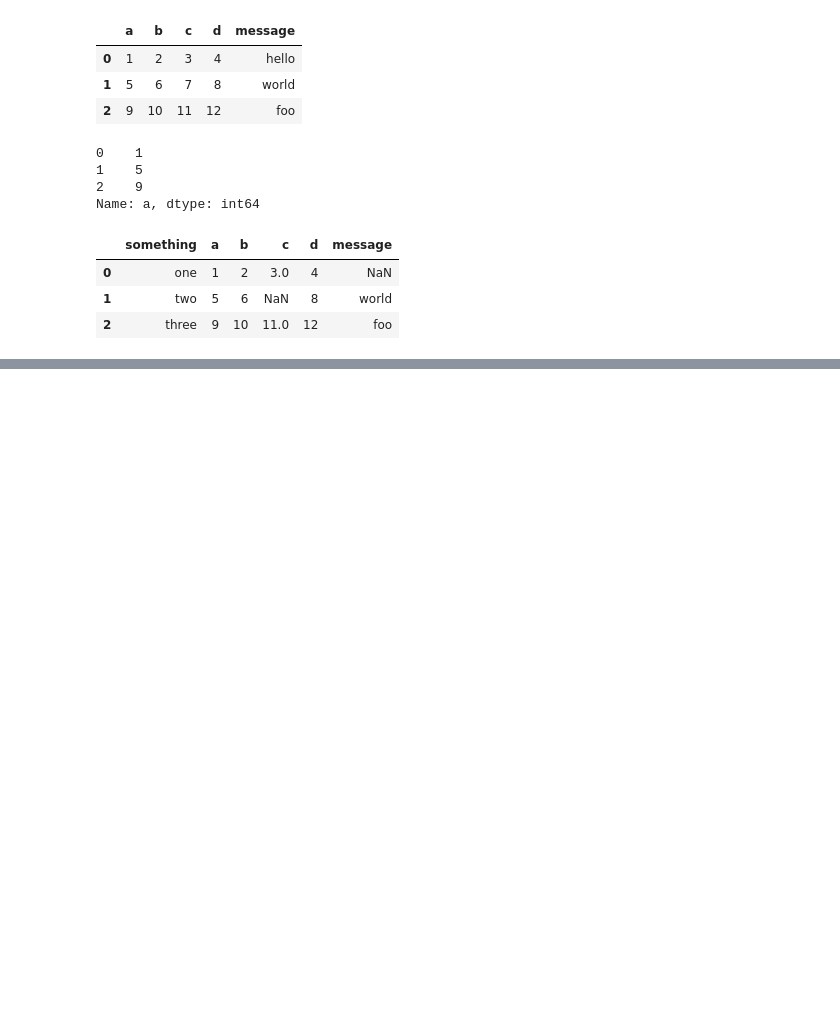
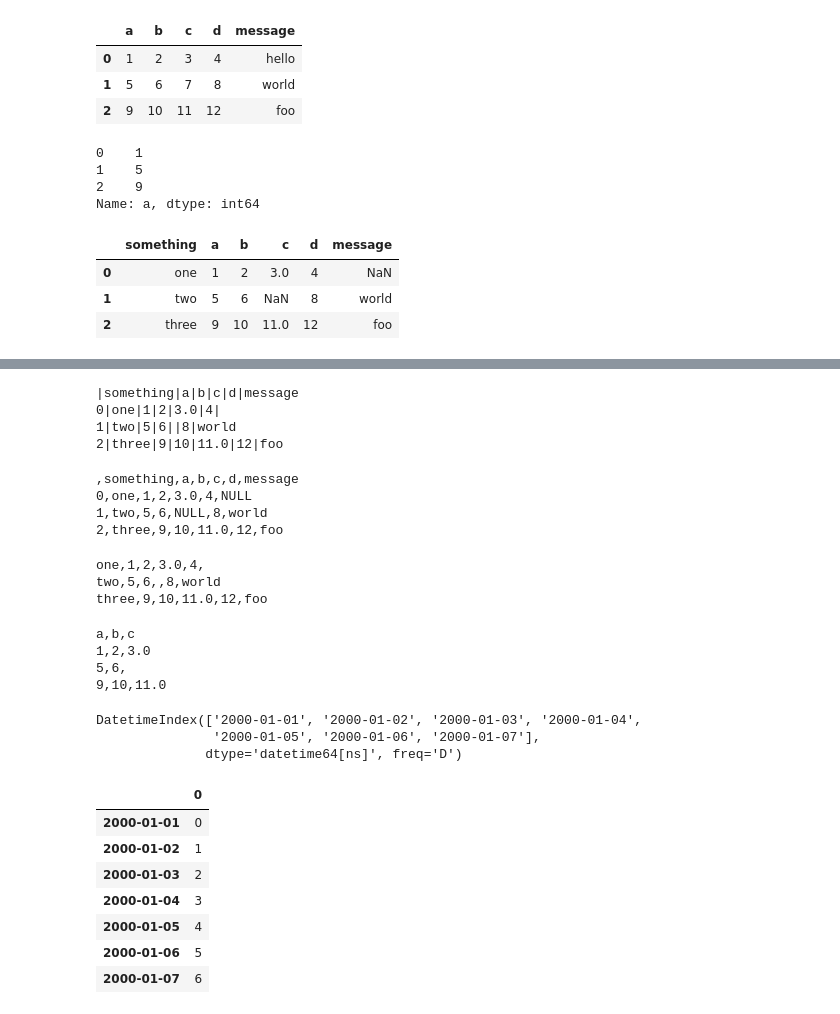
Before and after one commit to Kaiquenakao/dados-armazenagem-formato, a Jupyter notebook: Dados_armazenagem_formatos.ipynb, the cells around one changed output, grey strips where cells are left out. Drawn from its saved outputs; the diff is of its cells as text; code cells hidden in the pictures; blank space fills up the shorter version.

```diff
--- a/Dados_armazenagem_formatos.ipynb
+++ b/Dados_armazenagem_formatos.ipynb
@@ -201,0 +299,49 @@ pd.read_csv('examples/ex5.csv', na_values=sentinels) #na values só onde tem val
+# %%
+import sys
+data.to_csv(sys.stdout, sep='|') # representa no console
+# %% [output]
+|something|a|b|c|d|message
+0|one|1|2|3.0|4|
+1|two|5|6||8|world
+2|three|9|10|11.0|12|foo
+# %%
+data.to_csv(sys.stdout, na_rep='NULL')
+# %% [output]
+,something,a,b,c,d,message
+0,one,1,2,3.0,4,NULL
+1,two,5,6,NULL,8,world
+2,three,9,10,11.0,12,foo
+# %%
+data.to_csv(sys.stdout, index=False, header=False) # index e header falsos
+# %% [output]
+one,1,2,3.0,4,
+two,5,6,,8,world
+three,9,10,11.0,12,foo
+# %%
+data.to_csv(sys.stdout, index=False, columns=['a', 'b', 'c'])
+# %% [output]
+a,b,c
+1,2,3.0
+5,6,
+9,10,11.0
+# %%
+dates = pd.date_range('1/1/2000', periods=7)
+ts = pd.Series(np.arange(7), index=dates)
+ts.to_csv('examples/tseries.csv')
+# %%
+dates
+# %% [output]
+DatetimeIndex(['2000-01-01', '2000-01-02', '2000-01-03', '2000-01-04',
+               '2000-01-05', '2000-01-06', '2000-01-07'],
+              dtype='datetime64[ns]', freq='D')
+# %%
+pd.DataFrame(ts)
+# %% [output]
+|  | 0 |
+| 2000-01-01 | 0 |
+| 2000-01-02 | 1 |
+| 2000-01-03 | 2 |
+| 2000-01-04 | 3 |
+| 2000-01-05 | 4 |
+| 2000-01-06 | 5 |
+| 2000-01-07 | 6 |
```
Also changed, not shown: parts of 45 cells of this notebook, 2 other files.
